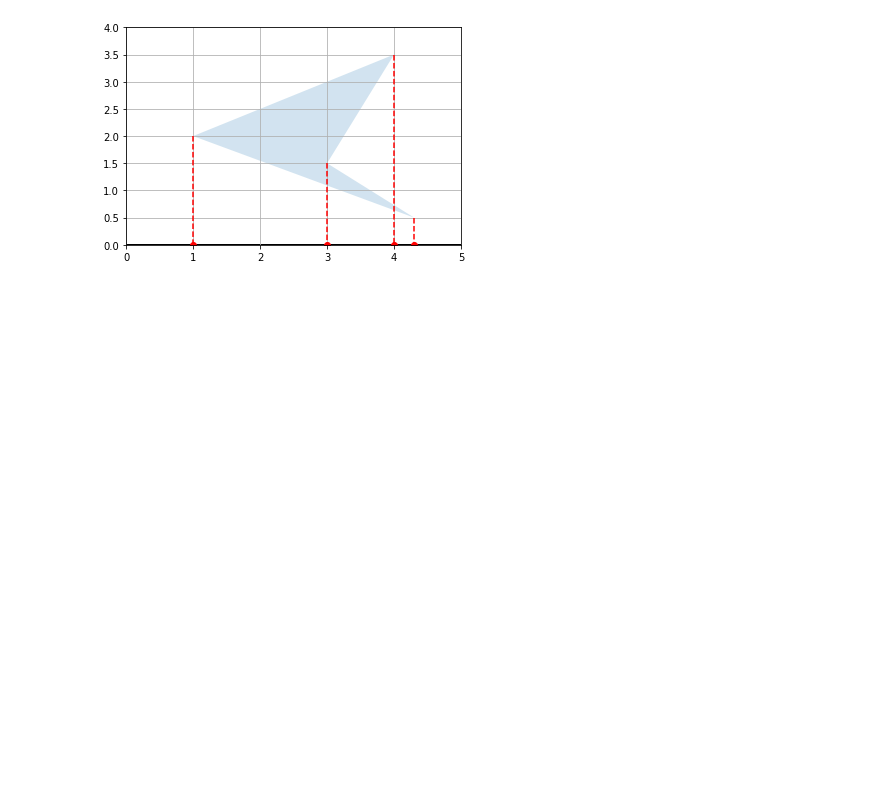
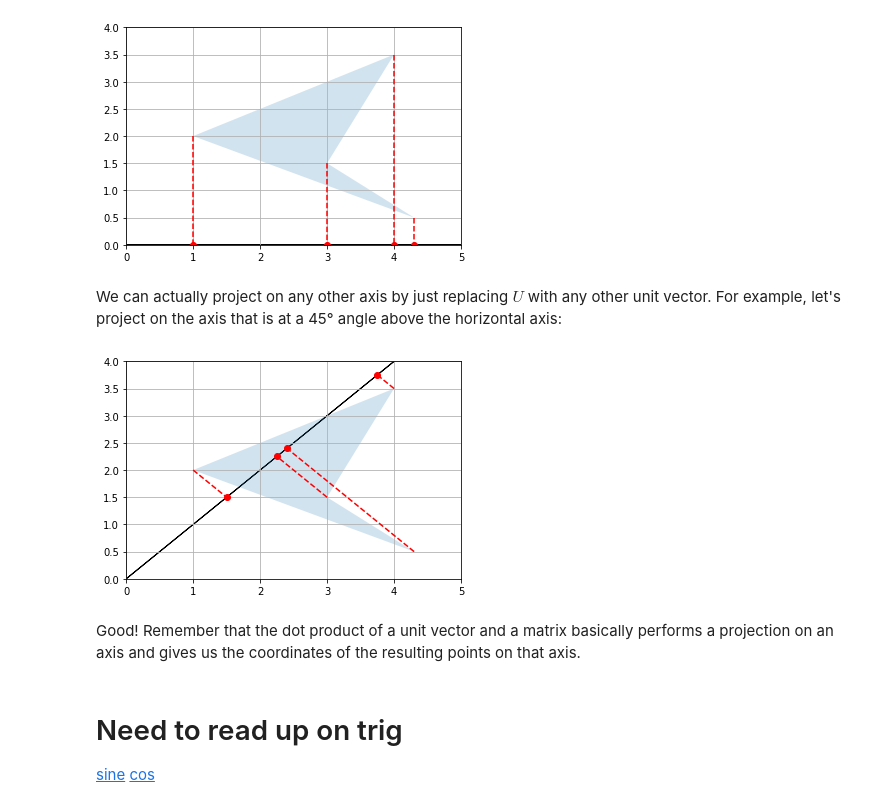
Before and after one commit to andyashall/maths-for-ml, a Jupyter notebook: Maths for ML.ipynb, the cells around one changed output. Saved outputs shown, nothing was run; the diff lists cells and outputs as text; code cells hidden in the pictures; blank space fills up the shorter version.

```diff
--- a/Maths for ML.ipynb
+++ b/Maths for ML.ipynb
@@ -422,0 +435,16 @@ We can actually project on any other axis by just replacing $U$ with any other u
+# %% [markdown]
+We can actually project on any other axis by just replacing $U$ with any other unit vector. For example, let's project on the axis that is at a 45° angle above the horizontal axis:
+# %%
+angle45 = 45 * np.pi / 180  # angle in radians
+U_45 = np.array([[np.cos(angle45), np.sin(angle45)]])
+
+plot_projection(U_45, P)
+# %% [output]
+[figure, added]
+# %% [markdown]
+Good! Remember that the dot product of a unit vector and a matrix basically performs a projection on an axis and gives us the coordinates of the resulting points on that axis.
+# %% [markdown]
+# Need to read up on trig
+
+[sine](http://reference.wolfram.com/language/ref/Sin.html)
+[cos](http://reference.wolfram.com/language/ref/Cos.html)
```
Also changed, not shown: parts of 2 cells of this notebook.
